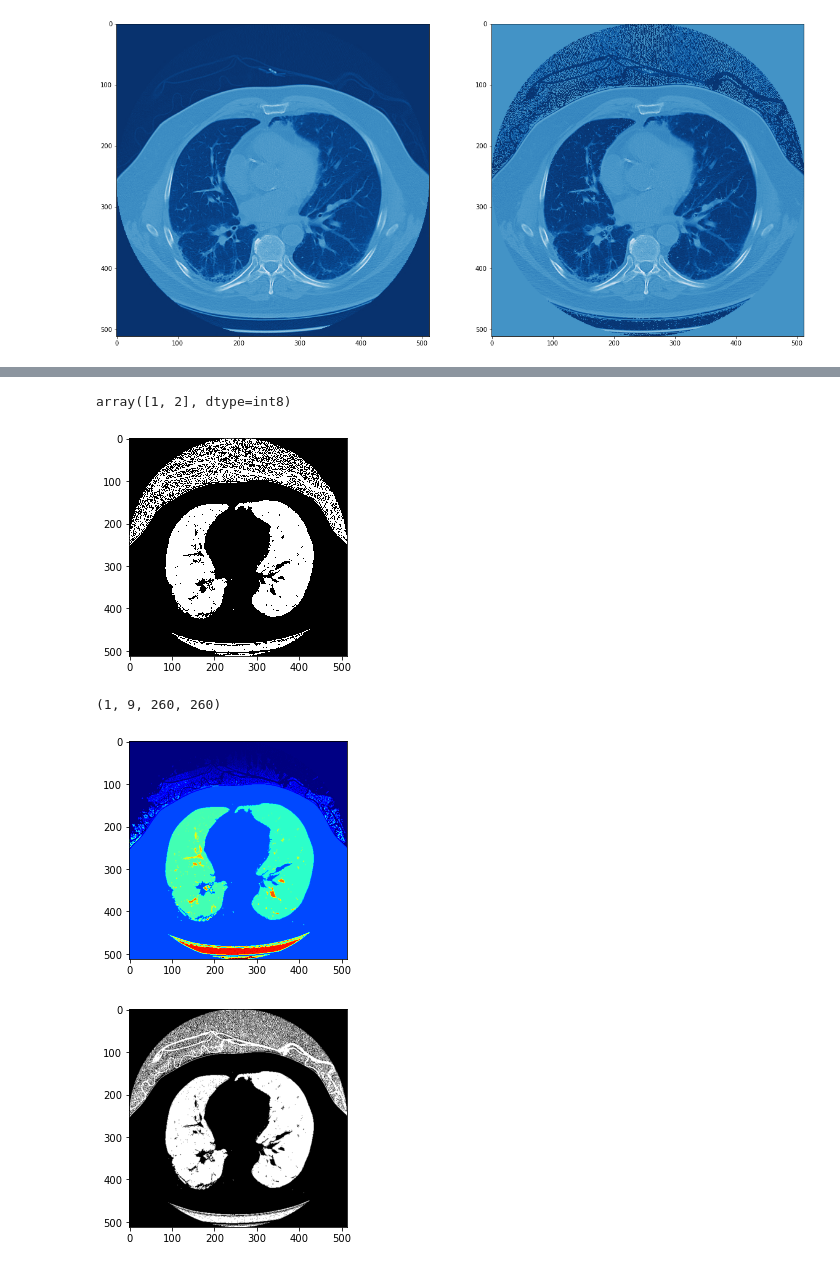
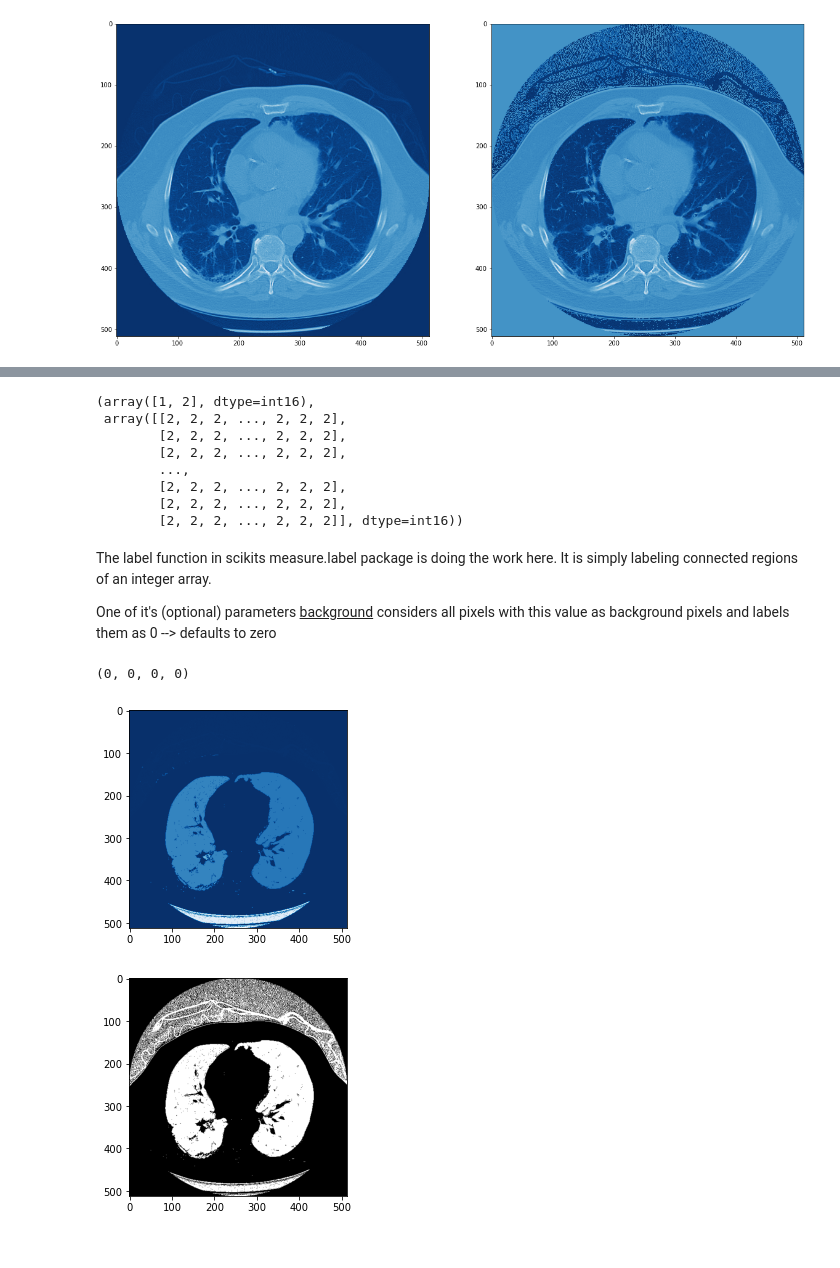
Before and after one commit to alibabaz/kaggle_osic_pulmonary_fibrosis, a Jupyter notebook: ct_segmentation_expo.ipynb, the cells around one changed output, grey strips where cells are left out. Saved outputs shown, nothing was run; the diff lists cells and outputs as text; code cells hidden in the pictures.

```diff
--- a/ct_segmentation_expo.ipynb
+++ b/ct_segmentation_expo.ipynb
@@ -130,2 +149,3 @@ img.shape, img
 # %%
-binary_img = np.array(img > -350, dtype=np.int8) + 1
+binary_img = np.array(img > -300, dtype=np.int16) + 1
+plt.imshow(binary_img, cmap='binary', interpolation='nearest');
@@ -132,24 +154,31 @@ binary_img = np.array(img > -350, dtype=np.int8) + 1
 # %%
-np.unique(binary_img)
+np.unique(binary_img), binary_img
 # %% [output]
-array([1, 2], dtype=int8)
+(array([1, 2], dtype=int16),
+ array([[2, 2, 2, ..., 2, 2, 2],
+        [2, 2, 2, ..., 2, 2, 2],
+        [2, 2, 2, ..., 2, 2, 2],
+        ...,
+        [2, 2, 2, ..., 2, 2, 2],
+        [2, 2, 2, ..., 2, 2, 2],
+        [2, 2, 2, ..., 2, 2, 2]], dtype=int16))
+# %% [markdown]
+The label function in scikits measure.label package is doing the work here. It is simply labeling connected regions of an integer array.
+
+One of it's (optional) parameters <u>background</u> considers all pixels with this value as background pixels and labels them as 0 --> defaults to zero
+# %%
+labels = measure.label(binary_img, background=2)
+bg_label_1 = labels[0,0]
+bg_label_2 = labels[0,-1]
+bg_label_3 = labels[-1,0]
+bg_label_4 = labels[-1,-1]
+bg_label_1, bg_label_2, bg_label_3, bg_label_4
+# %% [output]
+(0, 0, 0, 0)
 # %%
-plt.imshow(binary_img, cmap='binary', interpolation='nearest');
+plt.imshow(labels, cmap='Blues_r');
 # %% [output]
-[figure, old version]
+[figure, new version]
-# %%
-labels = measure.label(binary_img)
-bg_label_1 = labels[0,0]
-bg_label_2 = labels[0,-1]
-bg_label_3 = labels[-1,0]
-bg_label_4 = labels[-1,-1]
-bg_label_1, bg_label_2, bg_label_3, bg_label_4
-# %% [output]
-(1, 9, 260, 260)
-# %%
-plt.imshow(labels, cmap='jet');
-# %% [output]
-[figure, removed]
 # %%
 binary_img_2 = binary_img.copy()
 binary_img_2[bg_label_1 == labels] = 2
```
Also changed, not shown: parts of 9 cells of this notebook.
